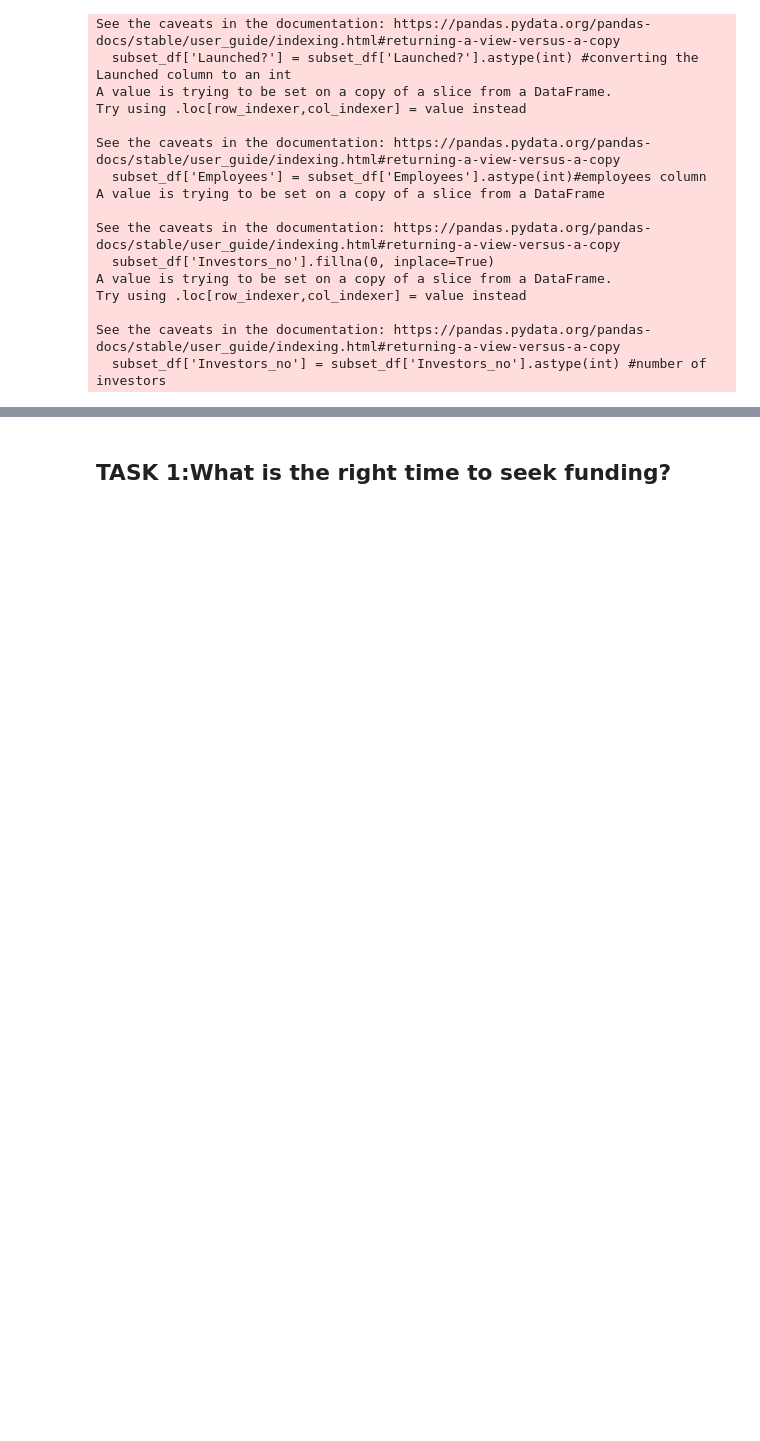
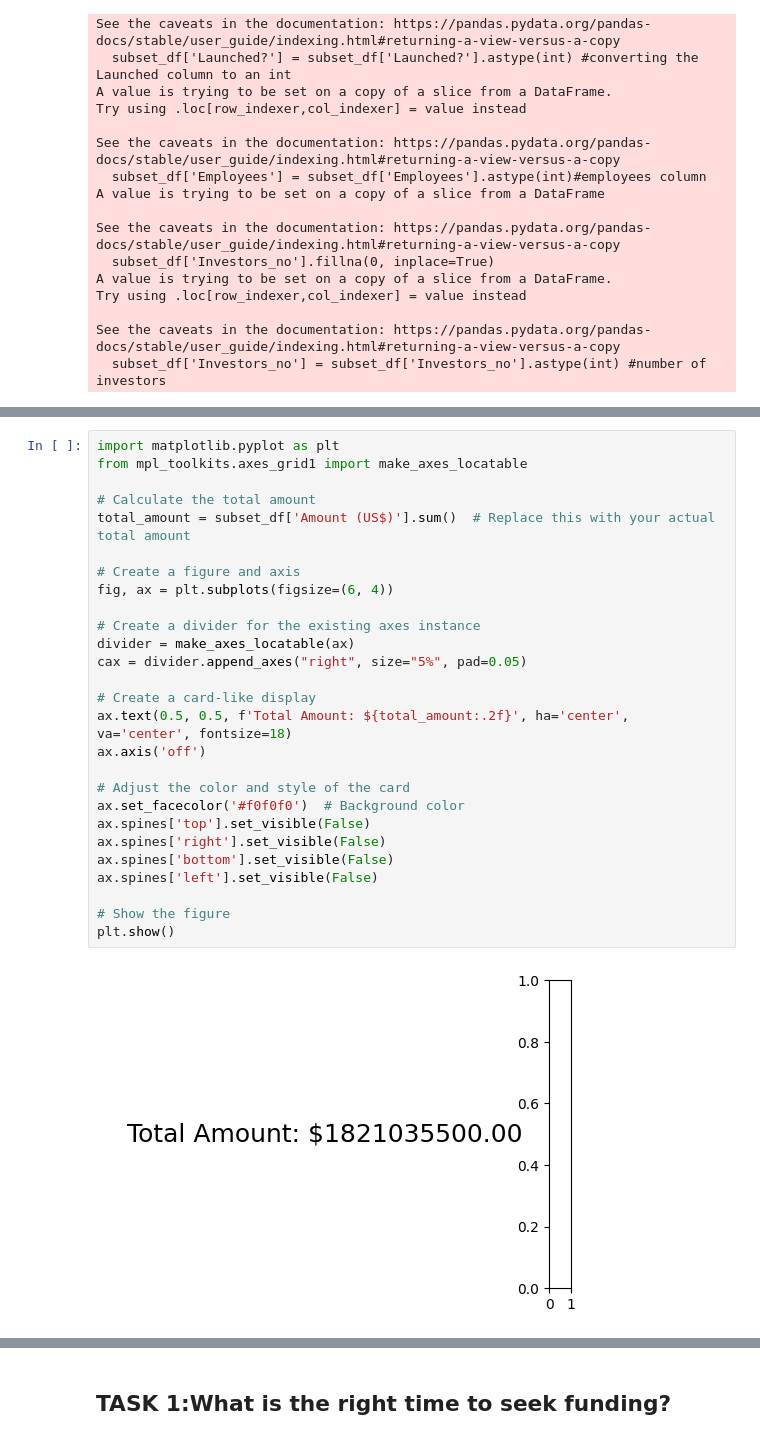
Before and after one commit to Vambane/AfricanStartups_2021, a Jupyter notebook: africanstartups.ipynb, the cells around one changed output, grey strips where cells are left out. Drawn from its saved outputs; the diff is of its cells as text; blank space fills up the shorter version.

```diff
--- a/africanstartups.ipynb
+++ b/africanstartups.ipynb
@@ -299,0 +473,29 @@ subset_df.head()
+# %%
+import matplotlib.pyplot as plt
+from mpl_toolkits.axes_grid1 import make_axes_locatable
+
+# Calculate the total amount
+total_amount = subset_df['Amount (US$)'].sum()  # Replace this with your actual total amount
+
+# Create a figure and axis
+fig, ax = plt.subplots(figsize=(6, 4))
+
+# Create a divider for the existing axes instance
+divider = make_axes_locatable(ax)
+cax = divider.append_axes("right", size="5%", pad=0.05)
+
+# Create a card-like display
+ax.text(0.5, 0.5, f'Total Amount: ${total_amount:.2f}', ha='center', va='center', fontsize=18)
+ax.axis('off')
+
+# Adjust the color and style of the card
+ax.set_facecolor('#f0f0f0')  # Background color
+ax.spines['top'].set_visible(False)
+ax.spines['right'].set_visible(False)
+ax.spines['bottom'].set_visible(False)
+ax.spines['left'].set_visible(False)
+
+# Show the figure
+plt.show()
+# %% [output]
+[figure, added]
```
Also changed, not shown: parts of 30 cells of this notebook, 1 other file.
